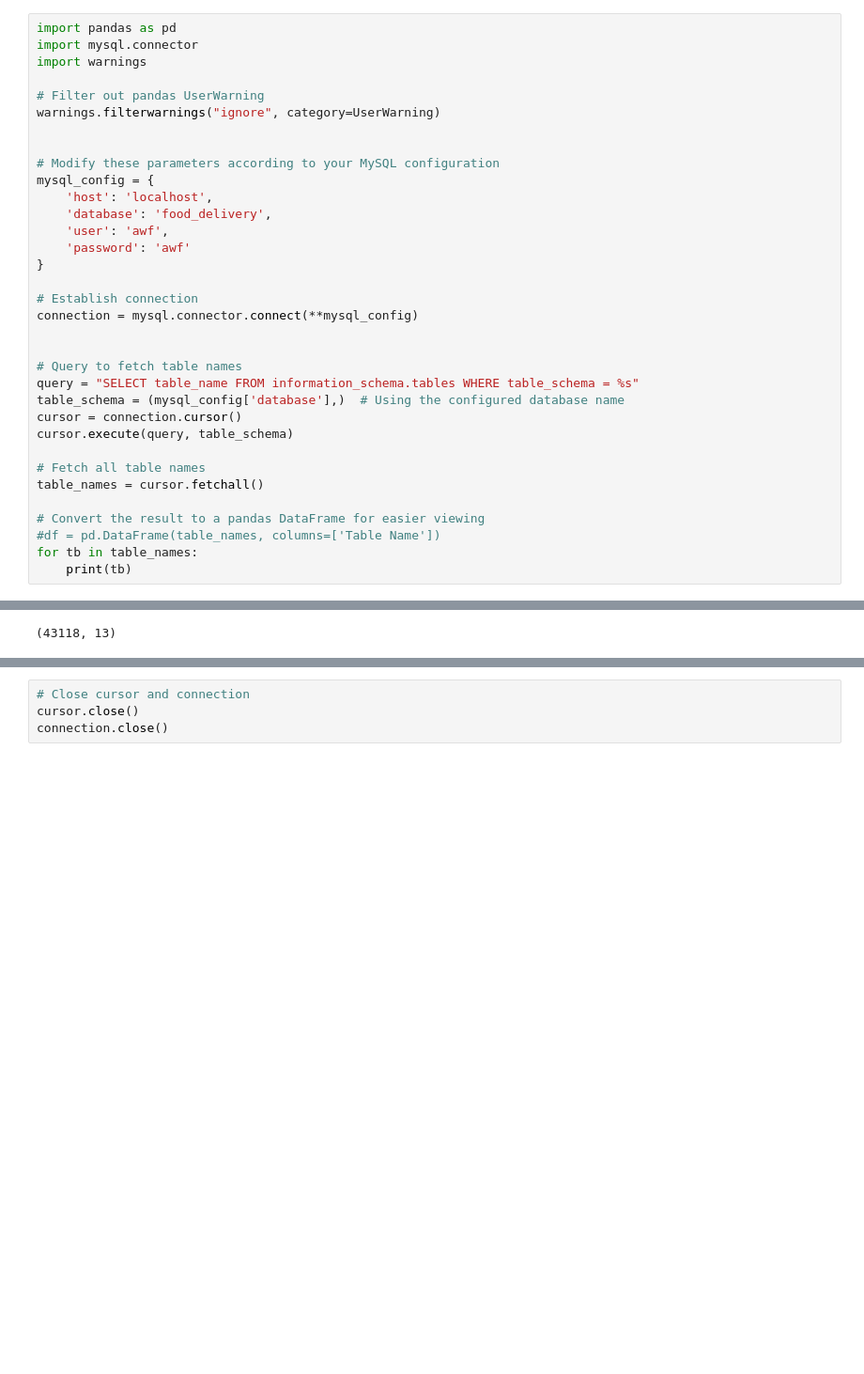
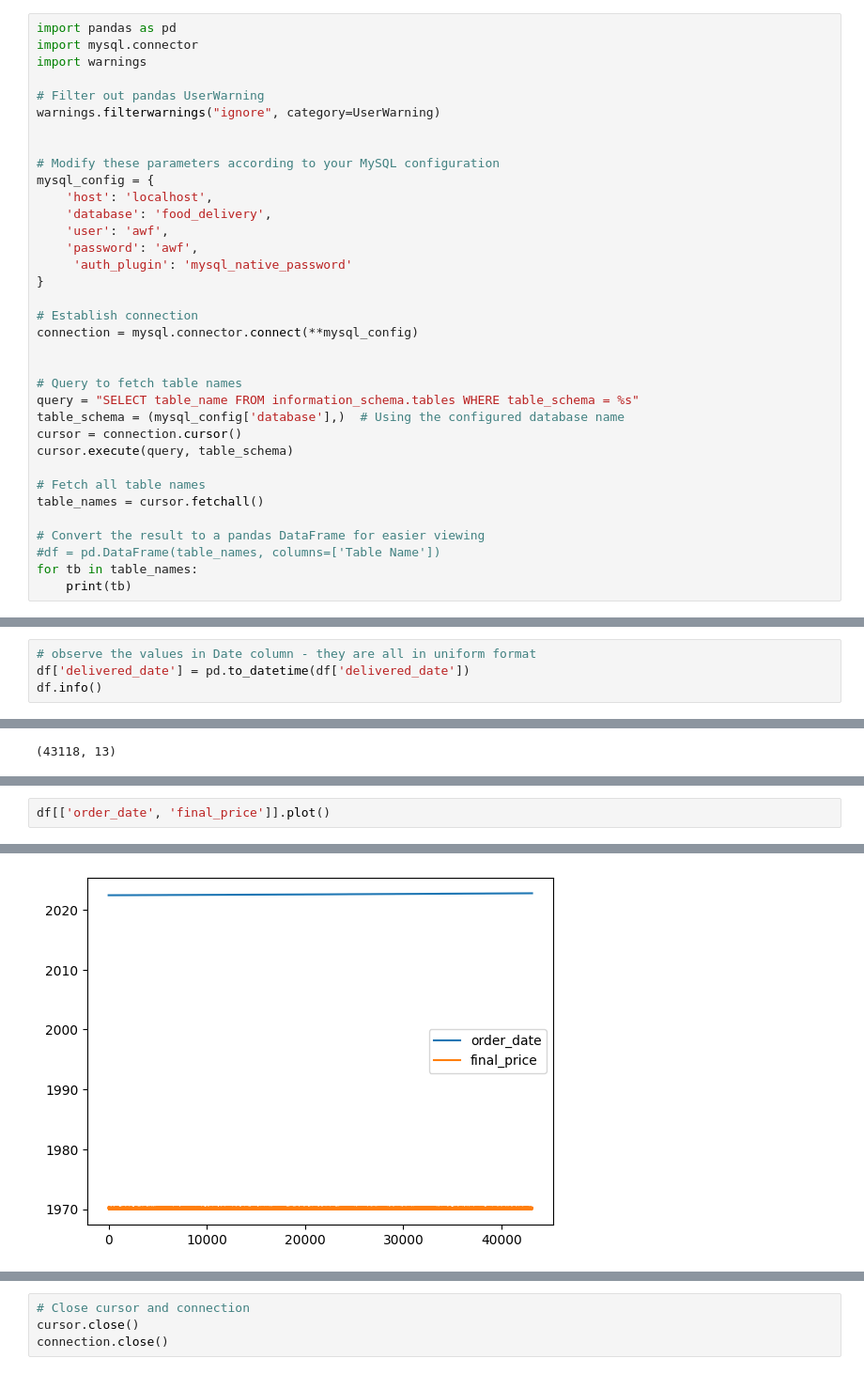
Before and after one commit to tawounfouet/fractal-analytics-academy, a Jupyter notebook: Course 2 - Data Analysis Using SQL/Foodhunter Data Analysis.ipynb, the cells around one changed output, grey strips where cells are left out. Shown: that part at 94% size. Saved outputs shown, nothing was run; the diff lists cells and outputs as text; blank space fills up the shorter version.

```diff
--- a/Course 2 - Data Analysis Using SQL/Foodhunter Data Analysis.ipynb
+++ b/Course 2 - Data Analysis Using SQL/Foodhunter Data Analysis.ipynb
@@ -22,7 +67,8 @@ mysql_config = {
     'host': 'localhost',
     'database': 'food_delivery',
     'user': 'awf',
-    'password': 'awf'
+    'password': 'awf',
+     'auth_plugin': 'mysql_native_password'
 }
 
 # Establish connection
@@ -98,0 +236,4 @@ df.head(3)
+# %%
+# observe the values in Date column - they are all in uniform format
+df['delivered_date'] = pd.to_datetime(df['delivered_date'])
+df.info()
@@ -102,0 +341,3 @@ df.shape
+# %%
+df[['order_date', 'final_price']].plot()
+# %% [output]
@@ -102,0 +345 @@ df.shape
+[figure, added]
```
Also changed, not shown: parts of 54 cells of this notebook, 15 other files.
